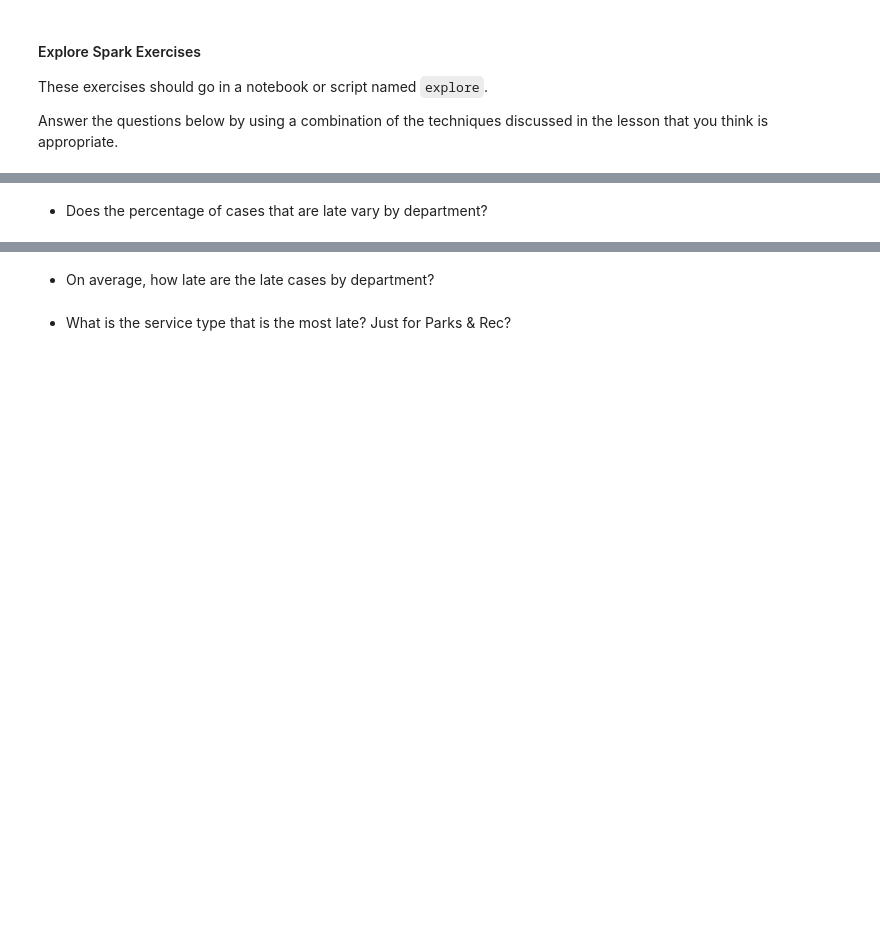
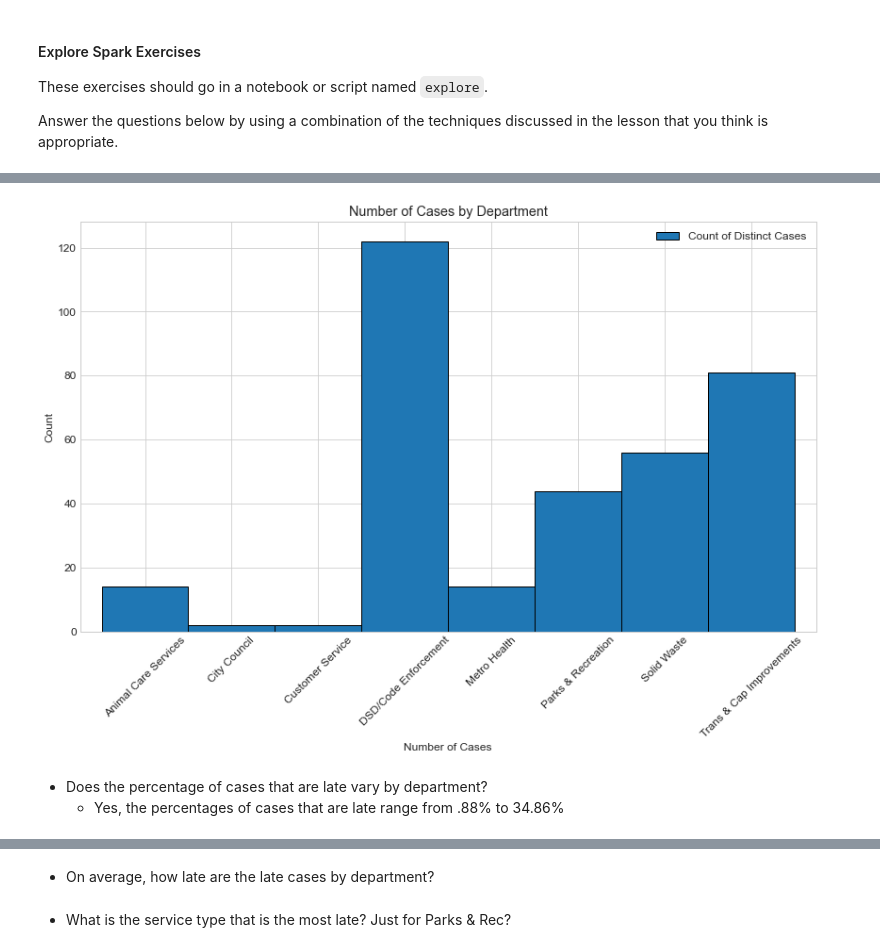
Before and after one commit to david-rodriguez-siller/spark-exercises, a Jupyter notebook: explore_exercises.ipynb, the cells around one changed output, grey strips where cells are left out. Drawn from its saved outputs; the diff is of its cells as text; code cells hidden in the pictures; blank space fills up the shorter version.

```diff
--- a/explore_exercises.ipynb
+++ b/explore_exercises.ipynb
@@ -16,7 +16,13 @@ import seaborn as sns
 import warnings
 warnings.filterwarnings("ignore")
 
+import wrangle
+
 from pyspark.sql import SparkSession
 from pyspark.sql.functions import *
 
 spark = SparkSession.builder.getOrCreate()
+
+plt.rc('figure', figsize = (13, 7))
+plt.style.use('seaborn-whitegrid')
+plt.rc('font', size = 12)
@@ -24,0 +29,3 @@ spark = SparkSession.builder.getOrCreate()
+# %%
+df = wrangle.wrangle_311(spark)
+df.show(1, vertical = True, truncate = False)
@@ -25,2 +82,17 @@ spark = SparkSession.builder.getOrCreate()
+# %%
+(df.groupBy('department')
+ .agg(countDistinct('service_request_type').alias('Count of Distinct Cases'))
+ .toPandas()
+ .set_index('department')
+ .sort_values(by = 'department')
+ .plot.bar(width = 1, ec = 'black', figsize = (14, 8)))
+
+plt.title('Number of Cases by Department')
+plt.ylabel('Count')
+plt.xlabel('Number of Cases')
+plt.xticks(rotation = 45);
+# %% [output]
+[figure, added]
 # %% [markdown]
 - Does the percentage of cases that are late vary by department?
+    - Yes, the percentages of cases that are late range from .88% to 34.86%
```
Also changed, not shown: parts of 6 cells of this notebook, 1 other file.
